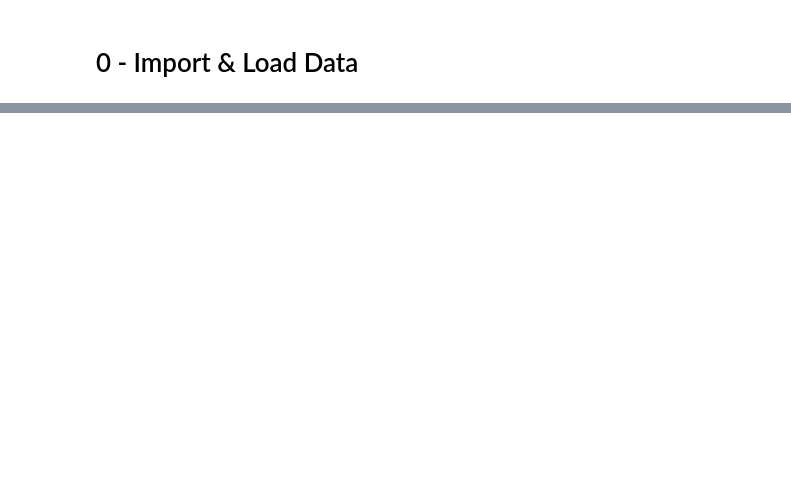
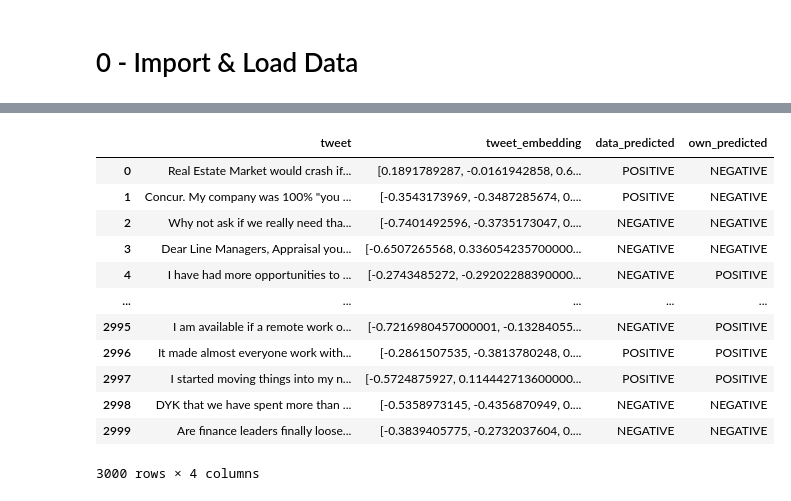
Before and after one commit to freecode23/RemoteWorkSentimentAnalysis, a Jupyter notebook: 4-BERTPrediction.ipynb, the cells around one changed output, grey strips where cells are left out. Cells and saved outputs as stored; diff of their text form; code cells hidden in the pictures; blank space fills up the shorter version.

```diff
--- a/4-BERTPrediction.ipynb
+++ b/4-BERTPrediction.ipynb
@@ -43,0 +291,17 @@ df_sentence
+# %%
+# for each row
+for i in range(len(own_distances_all_sentences)):
+    # sum this row
+    sum_row = sum(own_distances_all_sentences[i])
+
+    # 1. if no similarity to any of the category assign randomly
+    if(sum_row == 0):
+        # assign 0 to each category
+        own_distances_all_sentences[i] = [0]*len(labels)
+
+        # get random index between 0-2
+        random_index = np.random.choice(range(2))
+        own_distances_all_sentences[random_index] = 1
+
+    # 2. if not rescale so they sum == 1
+    own_distances_all_sentences[i] = own_distances_all_sentences[i]/ sum_row
@@ -43,0 +346,16 @@ df_sentence
+# %%
+df_sentence
+# %% [output]
+|  | tweet | tweet_embedding | data_predicted | own_predicted |
+| 0 | Real Estate Market would crash if... | [0.1891789287, -0.0161942858, 0.6... | POSITIVE | NEGATIVE |
+| 1 | Concur. My company was 100% "you ... | [-0.3543173969, -0.3487285674, 0.... | POSITIVE | NEGATIVE |
+| 2 | Why not ask if we really need tha... | [-0.7401492596, -0.3735173047, 0.... | NEGATIVE | NEGATIVE |
+| 3 | Dear Line Managers, Appraisal you... | [-0.6507265568, 0.336054235700000... | NEGATIVE | NEGATIVE |
+| 4 | I have had more opportunities to ... | [-0.2743485272, -0.29202288390000... | NEGATIVE | POSITIVE |
+| ... | ... | ... | ... | ... |
+| 2995 | I am available if a remote work o... | [-0.7216980457000001, -0.13284055... | NEGATIVE | POSITIVE |
+| 2996 | It made almost everyone work with... | [-0.2861507535, -0.3813780248, 0.... | POSITIVE | POSITIVE |
+| 2997 | I started moving things into my n... | [-0.5724875927, 0.114442713600000... | POSITIVE | POSITIVE |
+| 2998 | DYK that we have spent more than ... | [-0.5358973145, -0.4356870949, 0.... | NEGATIVE | NEGATIVE |
+| 2999 | Are finance leaders finally loose... | [-0.3839405775, -0.2732037604, 0.... | NEGATIVE | NEGATIVE |
+3000 rows × 4 columns
```
Also changed, not shown: parts of 55 cells of this notebook, 4 other files.
